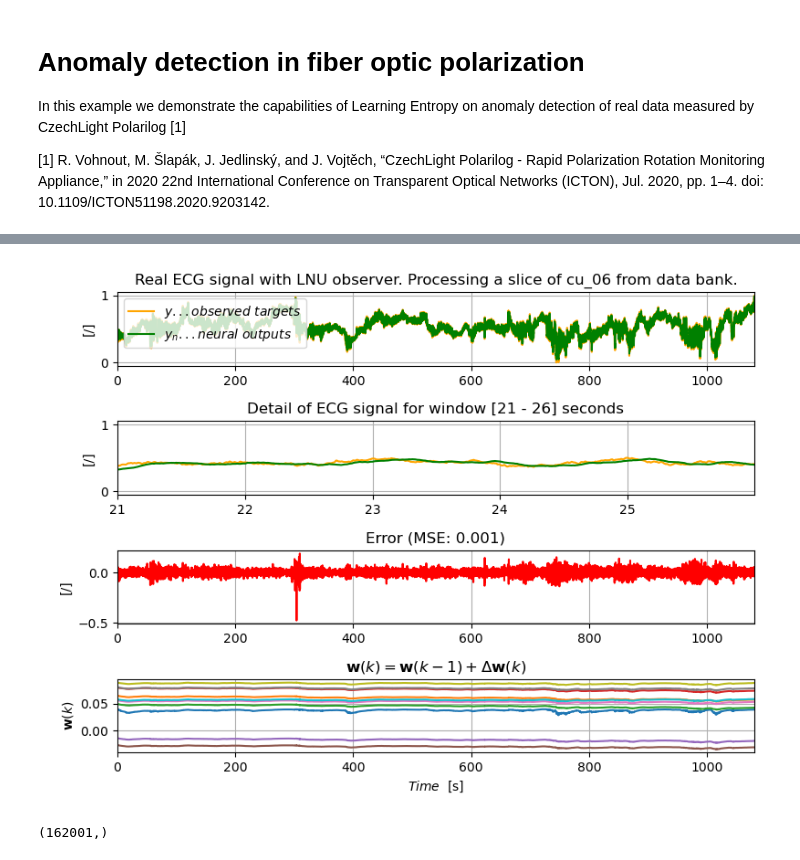
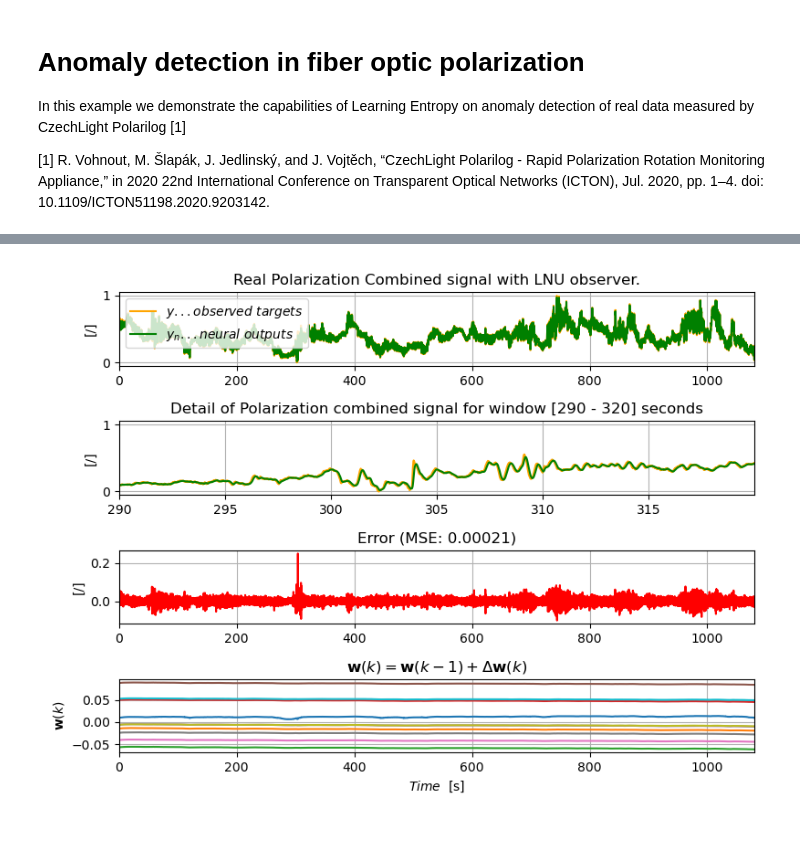
Before and after one commit to carnosi/AISLEX, a Jupyter notebook: examples/Example_4_Polarization_Anomaly_Detection.ipynb, the cells around one changed output, grey strips where cells are left out. Drawn from its saved outputs; the diff is of its cells as text; code cells hidden in the pictures.

```diff
--- a/examples/Example_4_Polarization_Anomaly_Detection.ipynb
+++ b/examples/Example_4_Polarization_Anomaly_Detection.ipynb
@@ -122,7 +105,4 @@ visualize_input_data_spectrogram_and_train(data_path)
 # %%
 # Prepare data scaler and scale data for training
-# Load the data
-data = pd.read_pickle(data_path)
-fs = 150  # Hz
 scaler = MinMaxScaler()
-data_normalized = scaler.fit_transform(data.values.reshape(-1, 1)).flatten()
+data_normalized = scaler.fit_transform(combined_signal.reshape(-1, 1)).flatten()
@@ -145,7 +109,7 @@ Freq: 6666667ns, Name: ch3, Length: 162001, dtype: float64
 # %%
 # Input data setup. The parameter and ny specify how many historic values from an input vector are be used
-ny = 15
-prediction_horizon = 10
+ny = 30
+prediction_horizon = 1
 N = data_normalized.shape[0]
 
 X = np.ones((N, 1 + ny))  # On the first position we will keep bias
@@ -222,51 +186,47 @@ Epoch 5 Mean Squared Error: 0.0007395056898671917
 # %%
 # Visualize model prediction
-error = round(epoch_error, 3)
+error = round(epoch_error, 5)
 time_domain = np.arange(0, data.shape[0]) / fs
-slice_start = 21
-slice_end = 26
+slice_start = 290
+slice_end = 320
 
 
 plt.figure(figsize=(8, 6))
 # Plot observed target and neural output
 ax1 = plt.subplot(411)
-plt.title("Real ECG signal with LNU observer. Processing a slice of cu_06 from data bank.")
+plt.title("Real Polarization Combined signal with LNU observer.")
 plt.plot(time_domain[ny:-prediction_horizon], y, "orange", label=r"$y ... observed \ targets$")
 plt.plot(time_domain[ny:-prediction_horizon], yn, "g", label=r"$y_n ... neural \ outputs$")
 plt.ylabel("[/]")
 plt.legend(loc="upper left")
 plt.xlim(time_domain[0], time_domain[-1])
 plt.grid()
 
-# Plot detain of ECG signal
+# Plot detain of signal
 ax2 = plt.subplot(412)
-plt.title(f"Detail of ECG signal for window [{slice_start} - {slice_end}] seconds")
+plt.title(f"Detail of Polarization combined signal for window [{slice_start} - {slice_end}] seconds")
 sample_range = np.arange(slice_start * fs, slice_end * fs) / fs
 plt.plot(time_domain[ny:-prediction_horizon], y, "orange", label=r"$y ... observed \ targets$")
 plt.plot(time_domain[ny + prediction_horizon :], yn, "g", label=r"$y_n ... neural \ outputs$")
 plt.ylabel("[/]")
 plt.xlim(sample_range[0], sample_range[-1])
 plt.grid()
 
 # Plot error between observed targets and neural outputs
 ax3 = plt.subplot(413, sharex=ax1)
 plt.plot(time_domain[ny + prediction_horizon :], e, "r", label=r"$e=y-y_n$")
 plt.title(f"Error (MSE: {error})")
 plt.ylabel("[/]")
 plt.grid()
 
 # Plot weights adaptation
 ax4 = plt.subplot(414, sharex=ax1)
 plt.plot(time_domain[ny + prediction_horizon :], wall[:, :10]), plt.ylabel(r"$\mathbf{w}(k)$")
 plt.title(r"$\mathbf{w}(k)=\mathbf{w}(k-1)+\Delta \mathbf{w}(k)$")
 plt.grid()
 plt.xlabel(r"$Time$  [s]")
 
 plt.tight_layout()
 plt.show()
 # %% [output]
-[figure, old version]
+[figure, new version]
-# %%
-time_domain.shape
-# %% [output]
-(162001,)
```
Also changed, not shown: parts of 15 cells of this notebook.
